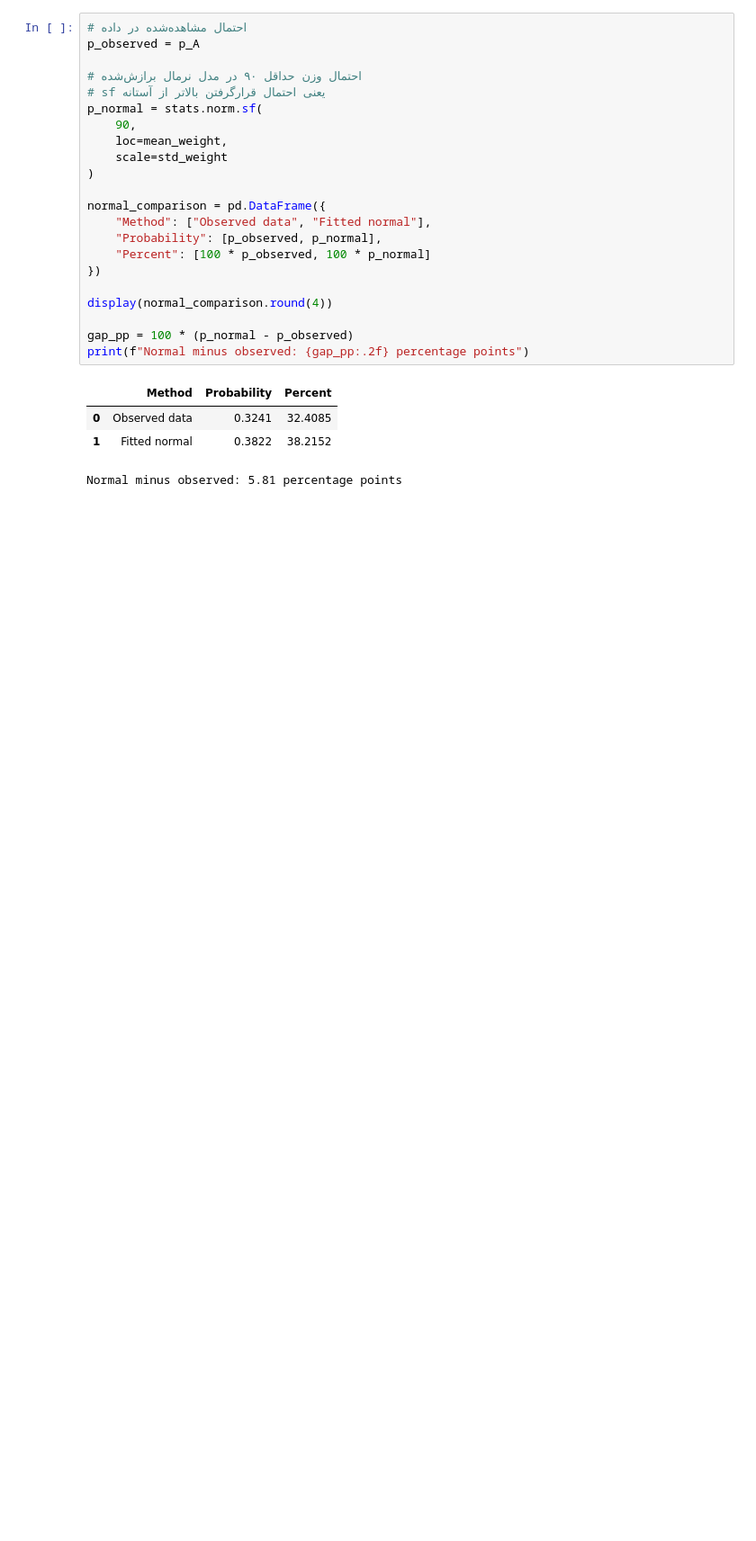
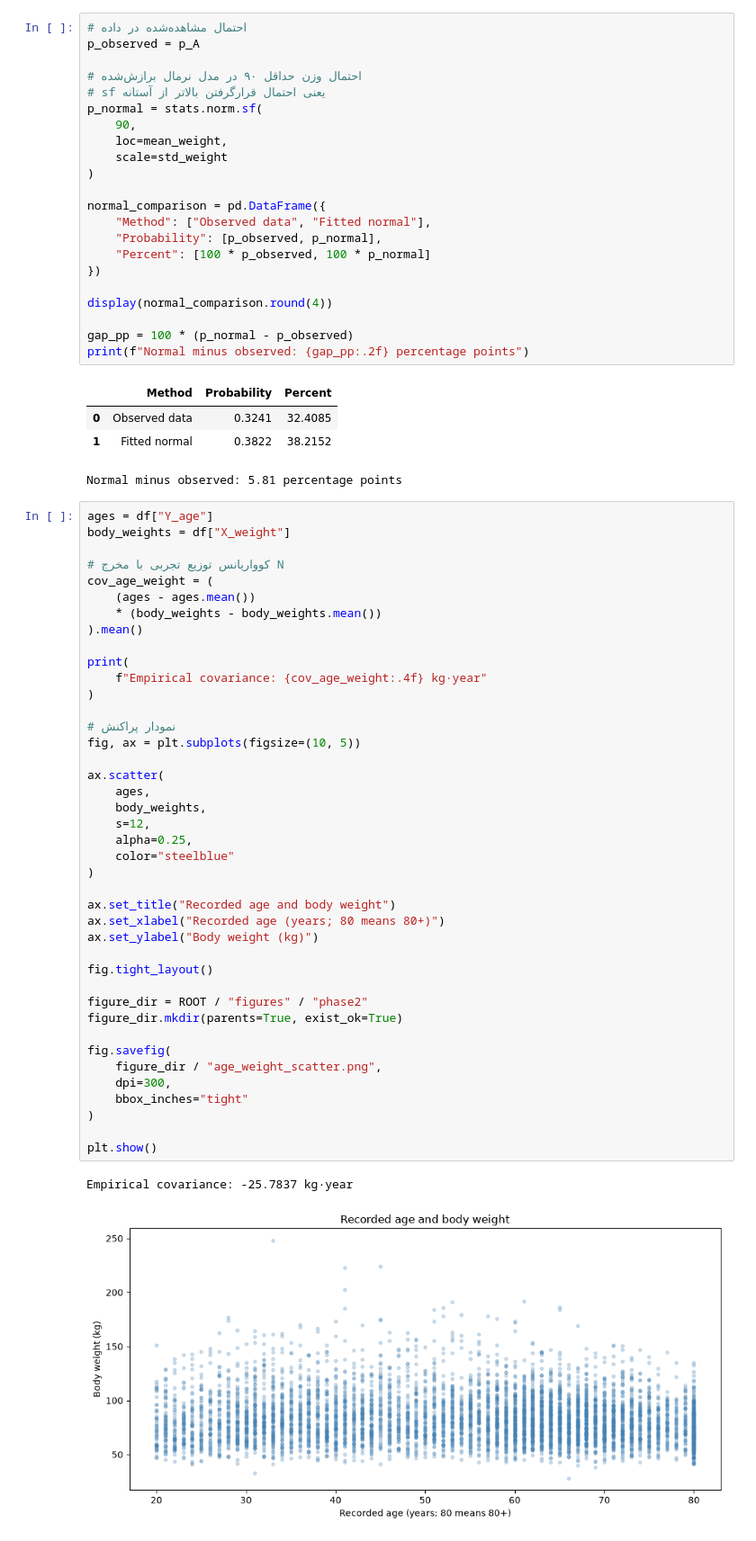
Before and after one commit to nazaninhasani/Amar, a Jupyter notebook: notebooks/phase2_analysis.ipynb, the cells around one changed output. Shown at 90% size. Cells and saved outputs as stored; diff of their text form; blank space fills up the shorter version.

Commit message:
phase2: examine age-weight scatter and empirical covariance

```diff
--- a/notebooks/phase2_analysis.ipynb
+++ b/notebooks/phase2_analysis.ipynb
@@ -642,3 +642,47 @@ print(f"Normal minus observed: {gap_pp:.2f} percentage points")
 | 0 | Observed data | 0.3241 | 32.4085 |
 | 1 | Fitted normal | 0.3822 | 38.2152 |
 Normal minus observed: 5.81 percentage points
+# %%
+ages = df["Y_age"]
+body_weights = df["X_weight"]
+
+# کوواریانس توزیع تجربی با مخرج N
+cov_age_weight = (
+    (ages - ages.mean())
+    * (body_weights - body_weights.mean())
+).mean()
+
+print(
+    f"Empirical covariance: {cov_age_weight:.4f} kg·year"
+)
+
+# نمودار پراکنش
+fig, ax = plt.subplots(figsize=(10, 5))
+
+ax.scatter(
+    ages,
+    body_weights,
+    s=12,
+    alpha=0.25,
+    color="steelblue"
+)
+
+ax.set_title("Recorded age and body weight")
+ax.set_xlabel("Recorded age (years; 80 means 80+)")
+ax.set_ylabel("Body weight (kg)")
+
+fig.tight_layout()
+
+figure_dir = ROOT / "figures" / "phase2"
+figure_dir.mkdir(parents=True, exist_ok=True)
+
+fig.savefig(
+    figure_dir / "age_weight_scatter.png",
+    dpi=300,
+    bbox_inches="tight"
+)
+
+plt.show()
+# %% [output]
+Empirical covariance: -25.7837 kg·year
+[figure, added]
```
Also changed, not shown: 1 other file.
